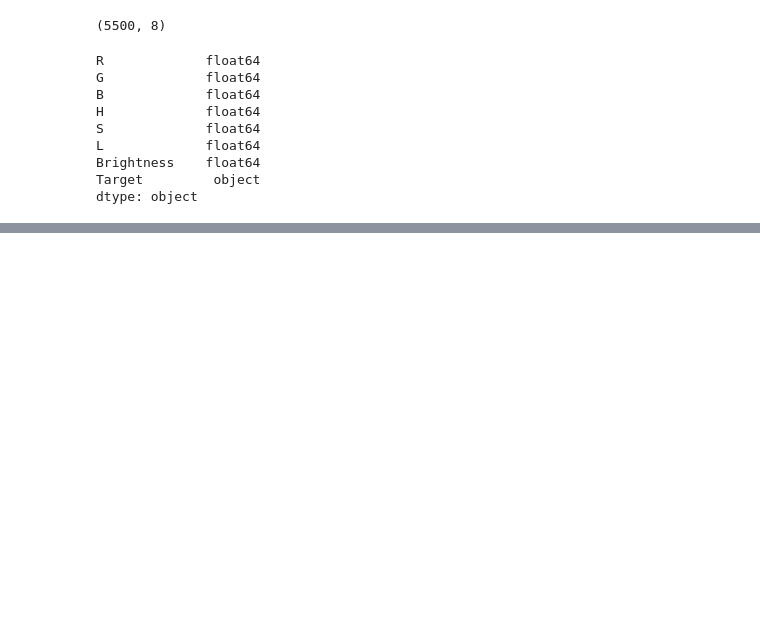
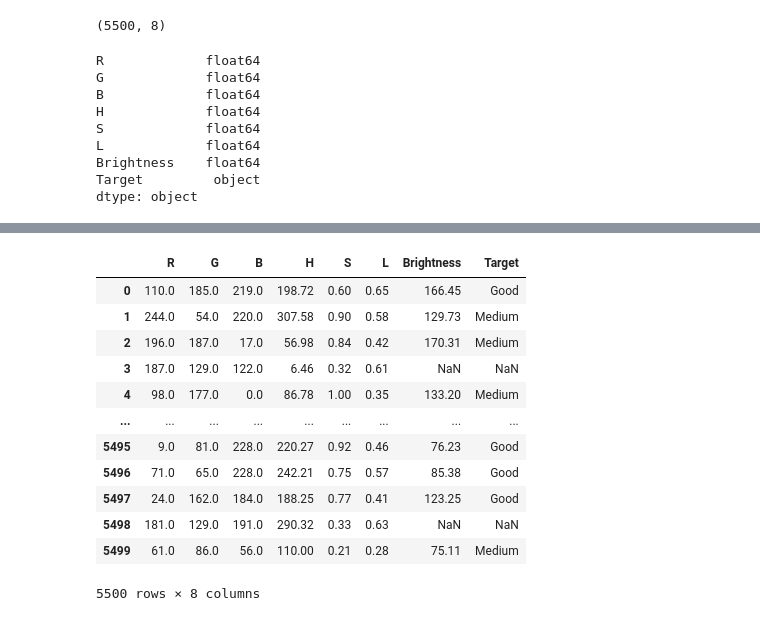
Before and after one commit to leepaul10/color_mood_predictor_ml, a Jupyter notebook: src/modeltraining.ipynb, the cells around one changed output, grey strips where cells are left out. Drawn from its saved outputs; the diff is of its cells as text; code cells hidden in the pictures; blank space fills up the shorter version.

```diff
--- a/src/modeltraining.ipynb
+++ b/src/modeltraining.ipynb
@@ -73,0 +157,25 @@ dtype: object
+# %%
+#here we are implenting a function for the hsl values
+import colorsys
+def rgb_to_hsl(R,G,B):
+    r,g,b=R/255,G/255,B/255
+    h,l,s=colorsys.rgb_to_hls(r,g,b)
+    return round(h*360,2),round(s,2),round (l,2)
+# %%
+#APPLY THE FUNCTION ROW WISE
+df['H'],df['S'],df['L']=zip(*df.apply(lambda row: rgb_to_hsl(row['R'],row["G"],row["B"]),axis=1))
+df
+# %% [output]
+|  | R | G | B | H | S | L | Brightness | Target |
+| 0 | 110.0 | 185.0 | 219.0 | 198.72 | 0.60 | 0.65 | 166.45 | Good |
+| 1 | 244.0 | 54.0 | 220.0 | 307.58 | 0.90 | 0.58 | 129.73 | Medium |
+| 2 | 196.0 | 187.0 | 17.0 | 56.98 | 0.84 | 0.42 | 170.31 | Medium |
+| 3 | 187.0 | 129.0 | 122.0 | 6.46 | 0.32 | 0.61 | NaN | NaN |
+| 4 | 98.0 | 177.0 | 0.0 | 86.78 | 1.00 | 0.35 | 133.20 | Medium |
+| ... | ... | ... | ... | ... | ... | ... | ... | ... |
+| 5495 | 9.0 | 81.0 | 228.0 | 220.27 | 0.92 | 0.46 | 76.23 | Good |
+| 5496 | 71.0 | 65.0 | 228.0 | 242.21 | 0.75 | 0.57 | 85.38 | Good |
+| 5497 | 24.0 | 162.0 | 184.0 | 188.25 | 0.77 | 0.41 | 123.25 | Good |
+| 5498 | 181.0 | 129.0 | 191.0 | 290.32 | 0.33 | 0.63 | NaN | NaN |
+| 5499 | 61.0 | 86.0 | 56.0 | 110.00 | 0.21 | 0.28 | 75.11 | Medium |
+5500 rows × 8 columns
```
Also changed, not shown: parts of 14 cells of this notebook.
